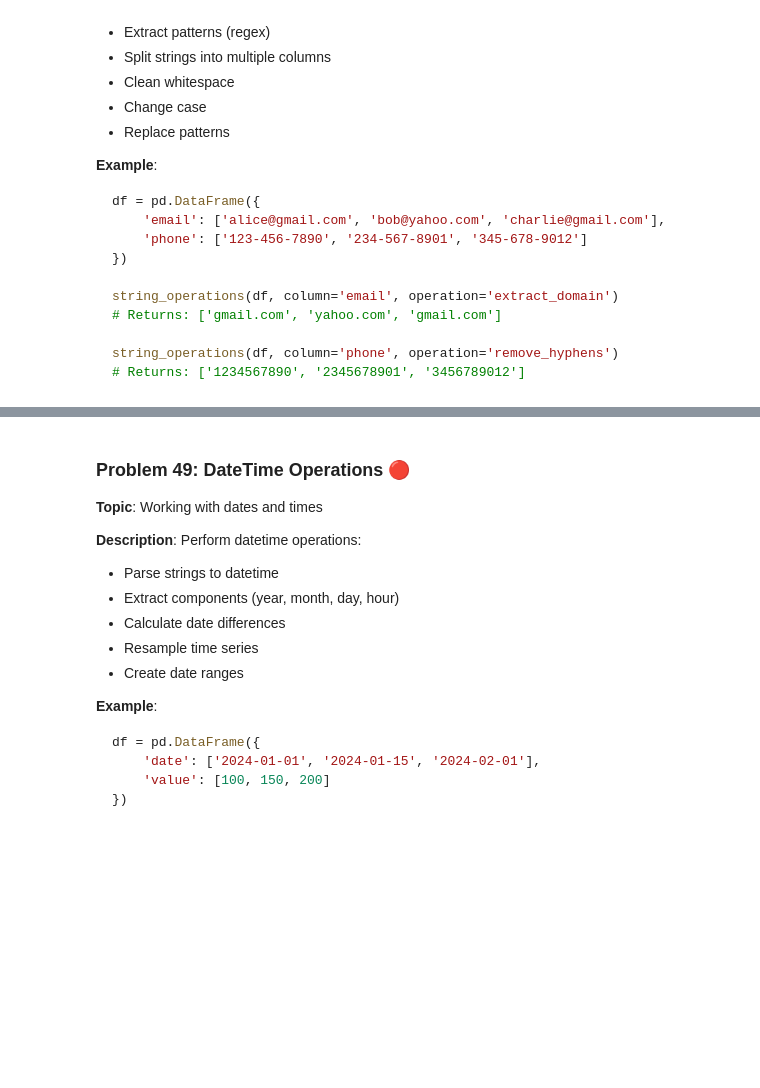
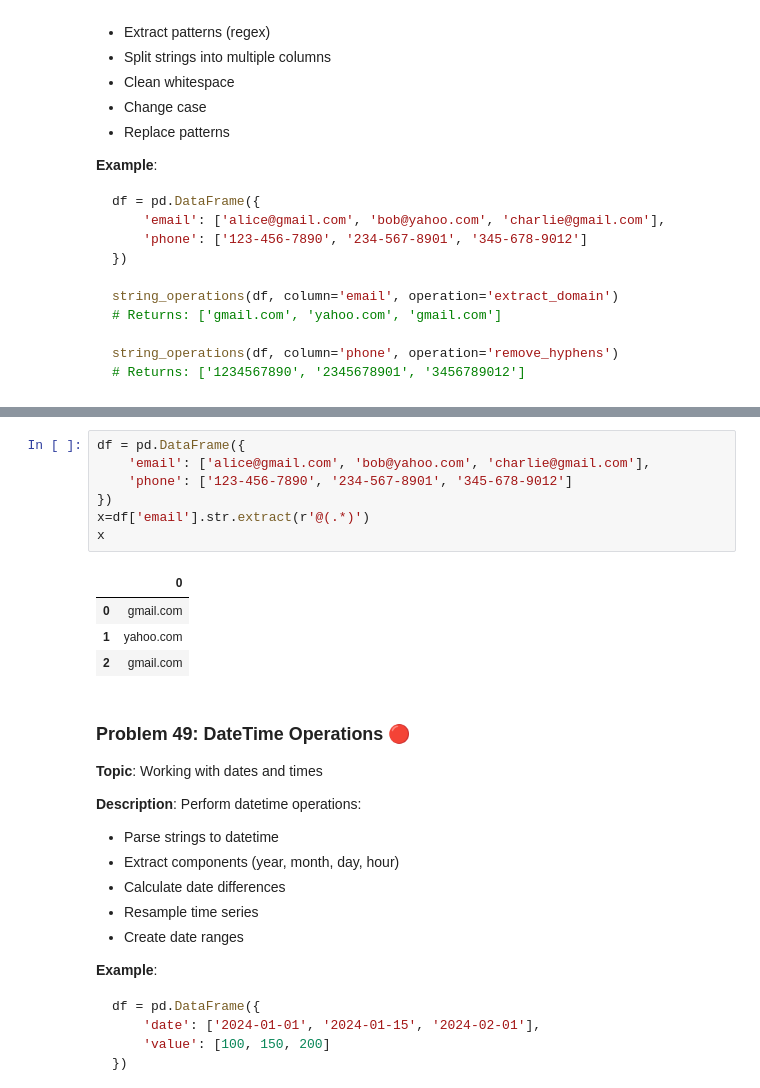
Before and after one commit to Rishiraj1994/LogicMojo-AI-ML-Jan26-rishiraj19, a Jupyter notebook: HOMEWORK_50_ASSIGNMENTS_Rishiraj.ipynb, the cells around one changed output, grey strips where cells are left out. Cells and saved outputs as stored; diff of their text form; blank space fills up the shorter version.

```diff
--- a/HOMEWORK_50_ASSIGNMENTS_Rishiraj.ipynb
+++ b/HOMEWORK_50_ASSIGNMENTS_Rishiraj.ipynb
@@ -2602,3 +2699,15 @@ print(string_operations(df, column='phone', operation='remove_hyphens'))
+# %%
+df = pd.DataFrame({
+    'email': ['alice@gmail.com', 'bob@yahoo.com', 'charlie@gmail.com'],
+    'phone': ['123-456-7890', '234-567-8901', '345-678-9012']
+})
+x=df['email'].str.extract(r'@(.*)')
+x
+# %% [output]
+|  | 0 |
+| 0 | gmail.com |
+| 1 | yahoo.com |
+| 2 | gmail.com |
 # %% [markdown]
 ### Problem 49: DateTime Operations 🔴
 
```
Also changed, not shown: parts of 7 cells of this notebook.
